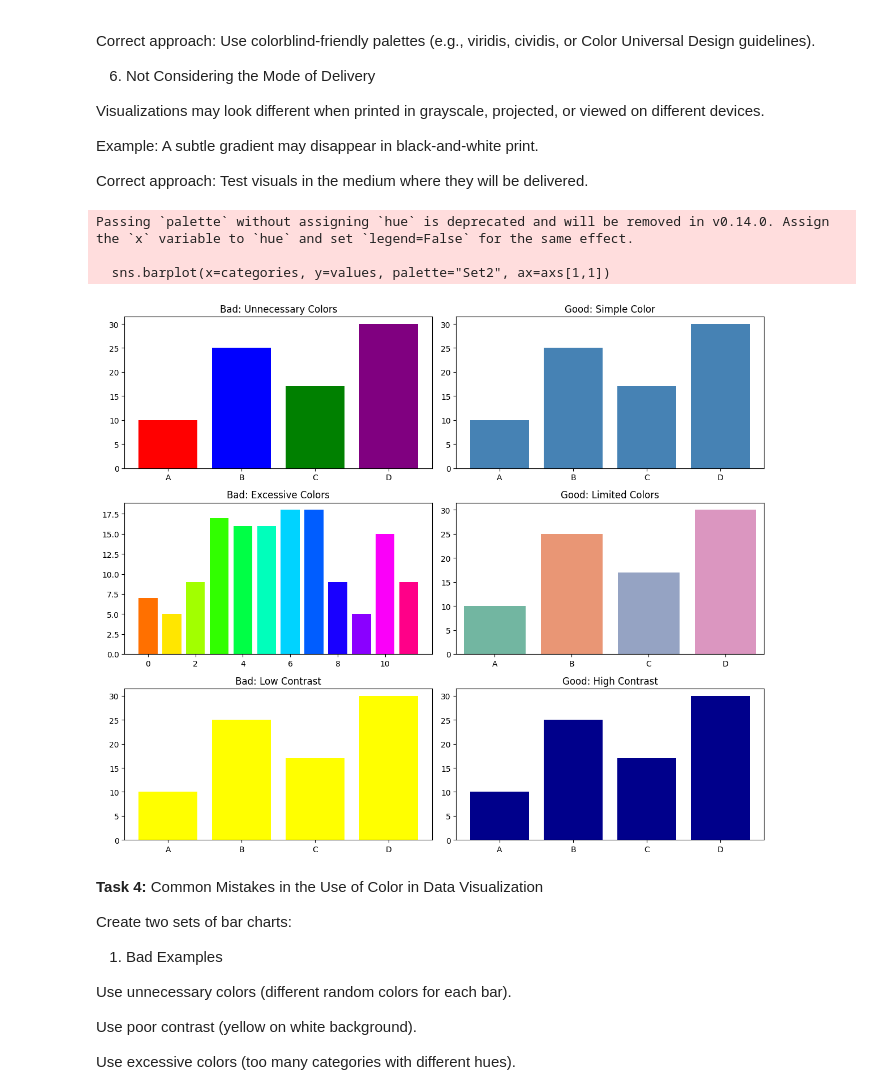
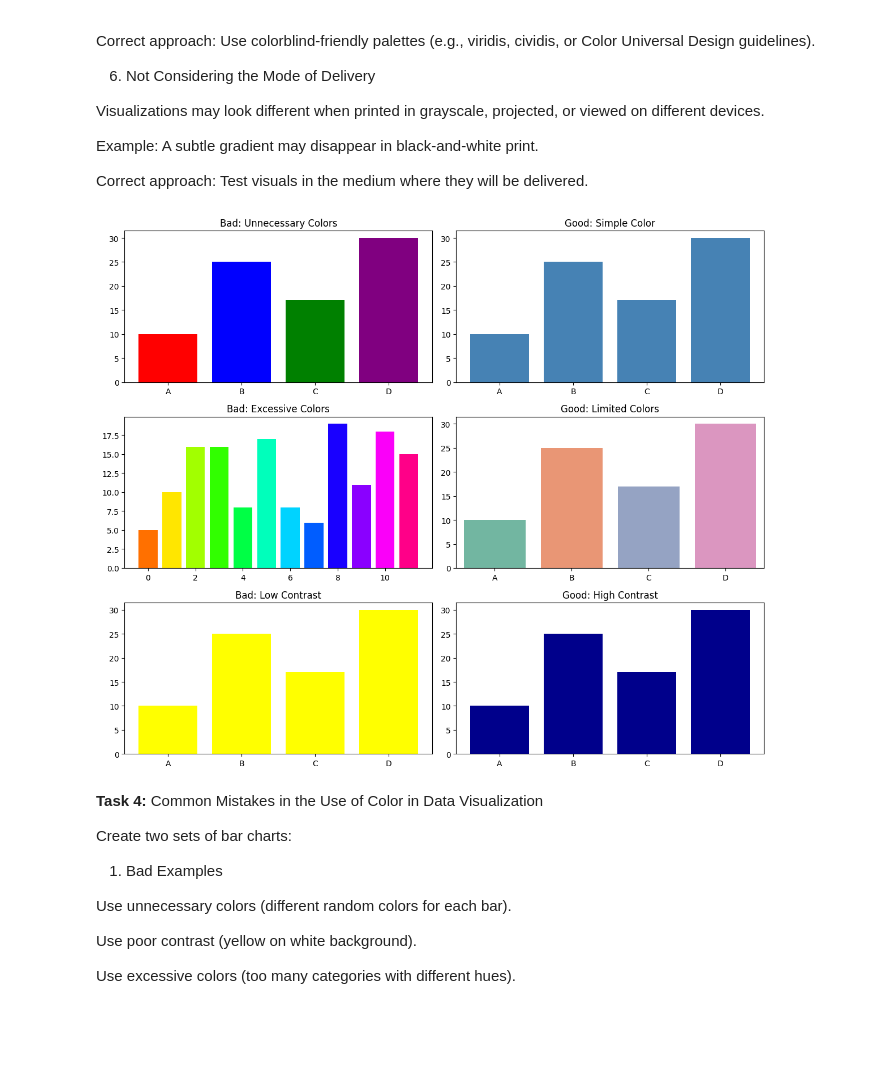
Before and after one commit to jazmin-reyes03/CPE-031---Visualization-and-Data-Analysis, a Jupyter notebook: REYES_JAZMIN_Hands_On_Activity_7___Purposeful_Use_of_Color_(1).ipynb, the cells around one changed output. Cells and saved outputs as stored; diff of their text form; code cells hidden in the pictures; blank space fills up the shorter version.

```diff
--- a/REYES_JAZMIN_Hands_On_Activity_7___Purposeful_Use_of_Color_(1).ipynb
+++ b/REYES_JAZMIN_Hands_On_Activity_7___Purposeful_Use_of_Color_(1).ipynb
@@ -571,38 +571,35 @@ fig, axs = plt.subplots(3, 2, figsize=(12, 10))
 
 # 1. Unnecessary Color (Bad)
 axs[0,0].bar(categories, values, color=["red", "blue", "green", "purple"])
 axs[0,0].set_title("Bad: Unnecessary Colors")
 
 # Good: One meaningful color
 axs[0,1].bar(categories, values, color="steelblue")
 axs[0,1].set_title("Good: Simple Color")
 
 # 2. Excessive Color (Bad)
 colors = sns.color_palette("hsv", 12)
 axs[1,0].bar(range(12), np.random.randint(5,20,12), color=colors)
 axs[1,0].set_title("Bad: Excessive Colors")
 
 # Good: Limited palette
-sns.barplot(x=categories, y=values, palette="Set2", ax=axs[1,1])
+sns.barplot(x=categories, y=values, palette="Set2", ax=axs[1,1], hue=categories, legend=False)
 axs[1,1].set_title("Good: Limited Colors")
 
 # 3. Insufficient Contrast (Bad)
 axs[2,0].bar(categories, values, color="yellow")
 axs[2,0].set_facecolor("white")
 axs[2,0].set_title("Bad: Low Contrast")
 
 # Good: High Contrast
 axs[2,1].bar(categories, values, color="darkblue")
 axs[2,1].set_facecolor("white")
 axs[2,1].set_title("Good: High Contrast")
 
 plt.tight_layout()
 plt.show()
 # %% [output]
-Passing `palette` without assigning `hue` is deprecated and will be removed in v0.14.0. Assign the `x` variable to `hue` and set `legend=False` for the same effect.
-
-  sns.barplot(x=categories, y=values, palette="Set2", ax=axs[1,1])
-[figure, old version]
+[figure, new version]
 # %% [markdown]
 **Task 4:** Common Mistakes in the Use of Color in Data Visualization
 
```
Also changed, not shown: parts of 1 cell of this notebook.
